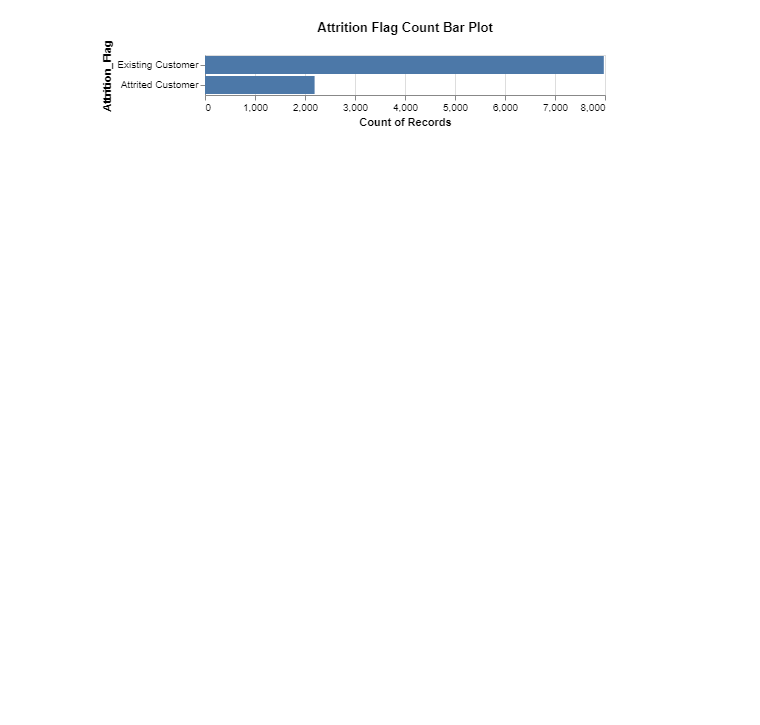
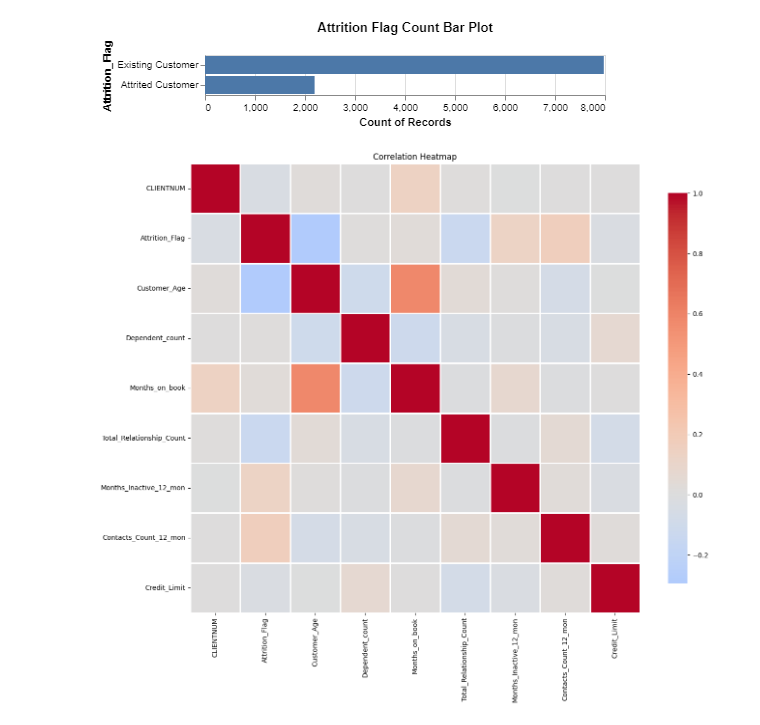
Before and after one commit to Jayathilaga/BOLT_UBC_Team_26, a Jupyter notebook: caesar_EDA.ipynb, the cells around one changed output. Drawn from its saved outputs; the diff is of its cells as text; code cells hidden in the pictures; blank space fills up the shorter version.

Commit message:
adding more charts

```diff
--- a/caesar_EDA.ipynb
+++ b/caesar_EDA.ipynb
@@ -53,3 +53,13 @@ target_bar = alt.Chart(df,
 target_bar
 # %% [output]
 [figure]
+# %%
+df_target = df.replace({'Attrition_Flag': {'Attrited Customer': 1, 'Existing Customer': 0}})
+
+f = plt.figure(figsize=(15, 15))
+sns.heatmap(df_target.corr(),annot=False, cmap='coolwarm',center=0,
+            square=True, linewidths=.8, cbar_kws={"shrink": .7})
+plt.title('Correlation Heatmap')
+plt.show()
+# %% [output]
+[figure, added]
```
Also changed, not shown: parts of 3 cells of this notebook.
